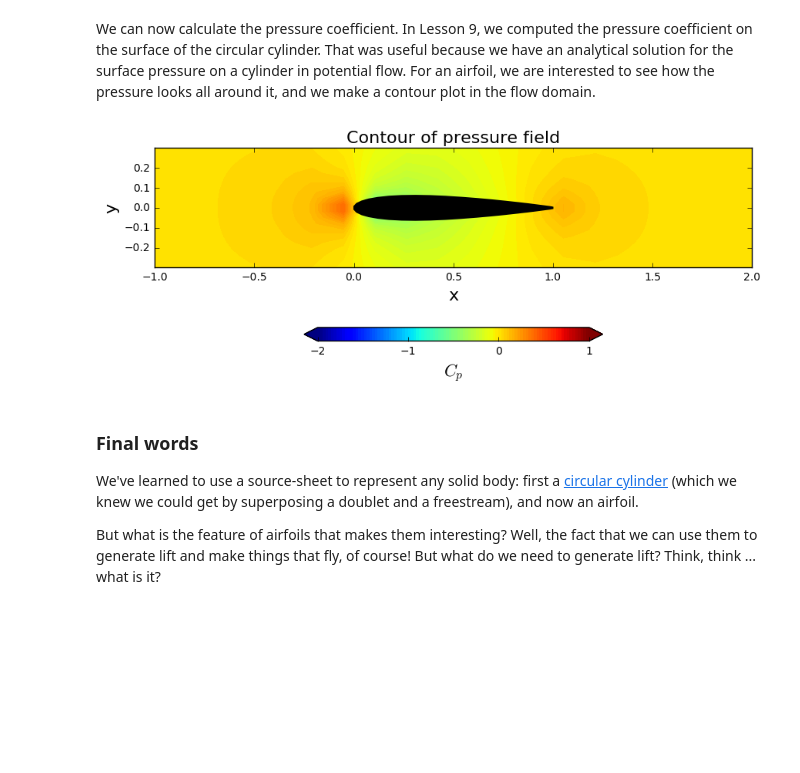
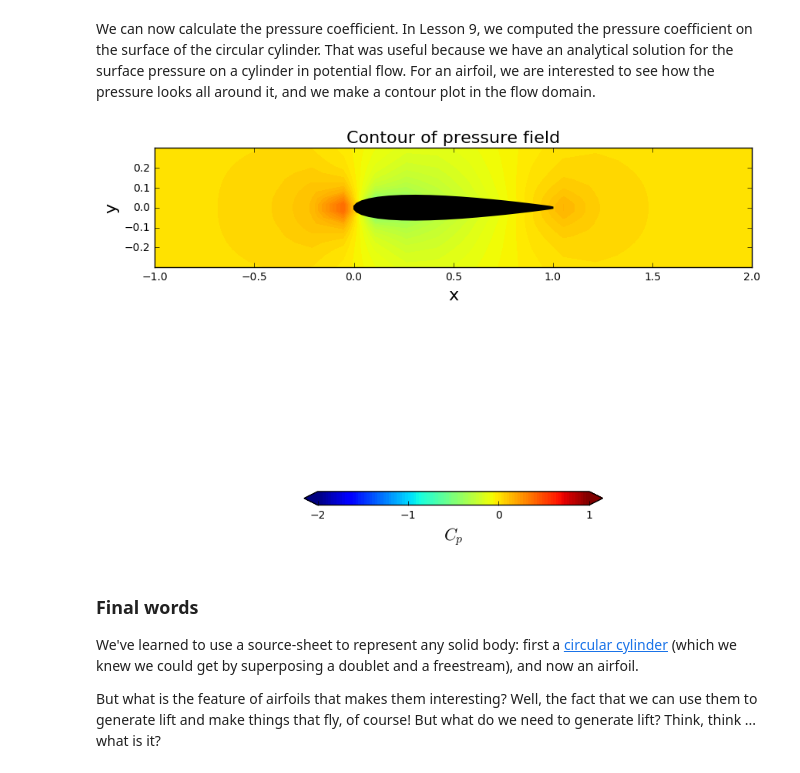
Before and after one commit to barbagroup/AeroPython, a Jupyter notebook: lessons/10_Lesson10_sourcePanelMethod.ipynb, the cells around one changed output. Cells and saved outputs as stored; diff of their text form; code cells hidden in the pictures; blank space fills up the shorter version.

```diff
--- a/lessons/10_Lesson10_sourcePanelMethod.ipynb
+++ b/lessons/10_Lesson10_sourcePanelMethod.ipynb
@@ -558,28 +557,28 @@ We can now calculate the pressure coefficient. In Lesson 9, we computed the pres
 # %%
 # compute the pressure field
 cp = 1.0 - (u**2+v**2)/freestream.u_inf**2
 
 # plot the pressure field
 width = 10
 pyplot.figure(figsize=(width, width))
 pyplot.xlabel('x', fontsize=16)
 pyplot.ylabel('y', fontsize=16)
 contf = pyplot.contourf(X, Y, cp,
                         levels=numpy.linspace(-2.0, 1.0, 100), extend='both')
 cbar = pyplot.colorbar(contf,
                        orientation='horizontal',
                        shrink=0.5, pad = 0.1,
                        ticks=[-2.0, -1.0, 0.0, 1.0])
 cbar.set_label('$C_p$', fontsize=16)
 pyplot.fill([panel.xc for panel in panels],
             [panel.yc for panel in panels],
             color='k', linestyle='solid', linewidth=2, zorder=2)
+pyplot.axis('scaled', adjustable='box')
 pyplot.xlim(x_start, x_end)
 pyplot.ylim(y_start, y_end)
-pyplot.gca().set_aspect('equal', adjustable='box')
 pyplot.title('Contour of pressure field', fontsize=16);
 # %% [output]
-[figure, old version]
+[figure, new version]
 # %% [markdown]
 ### Final words
 
```
Also changed, not shown: parts of 5 cells of this notebook, 1 other file.
